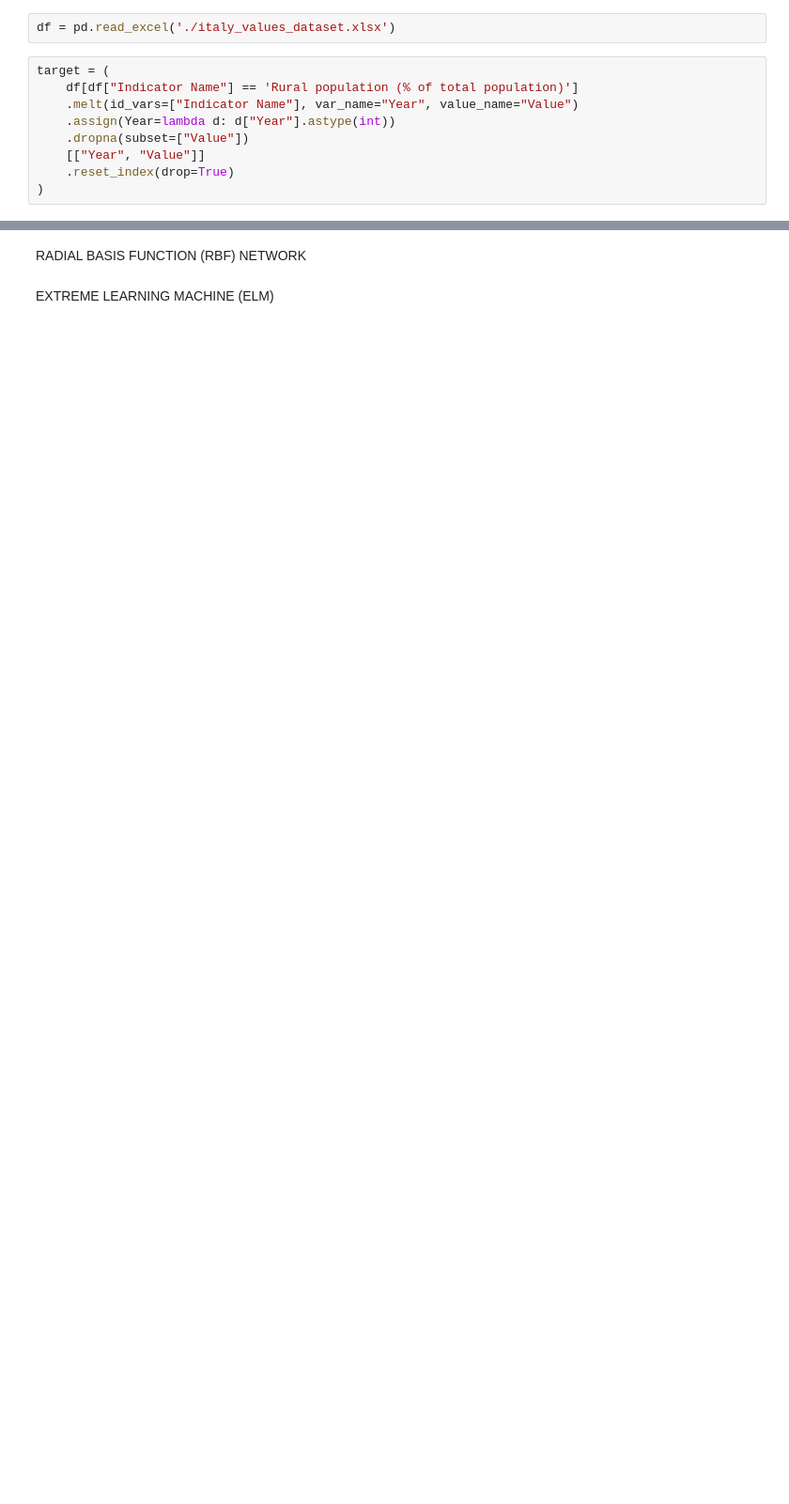
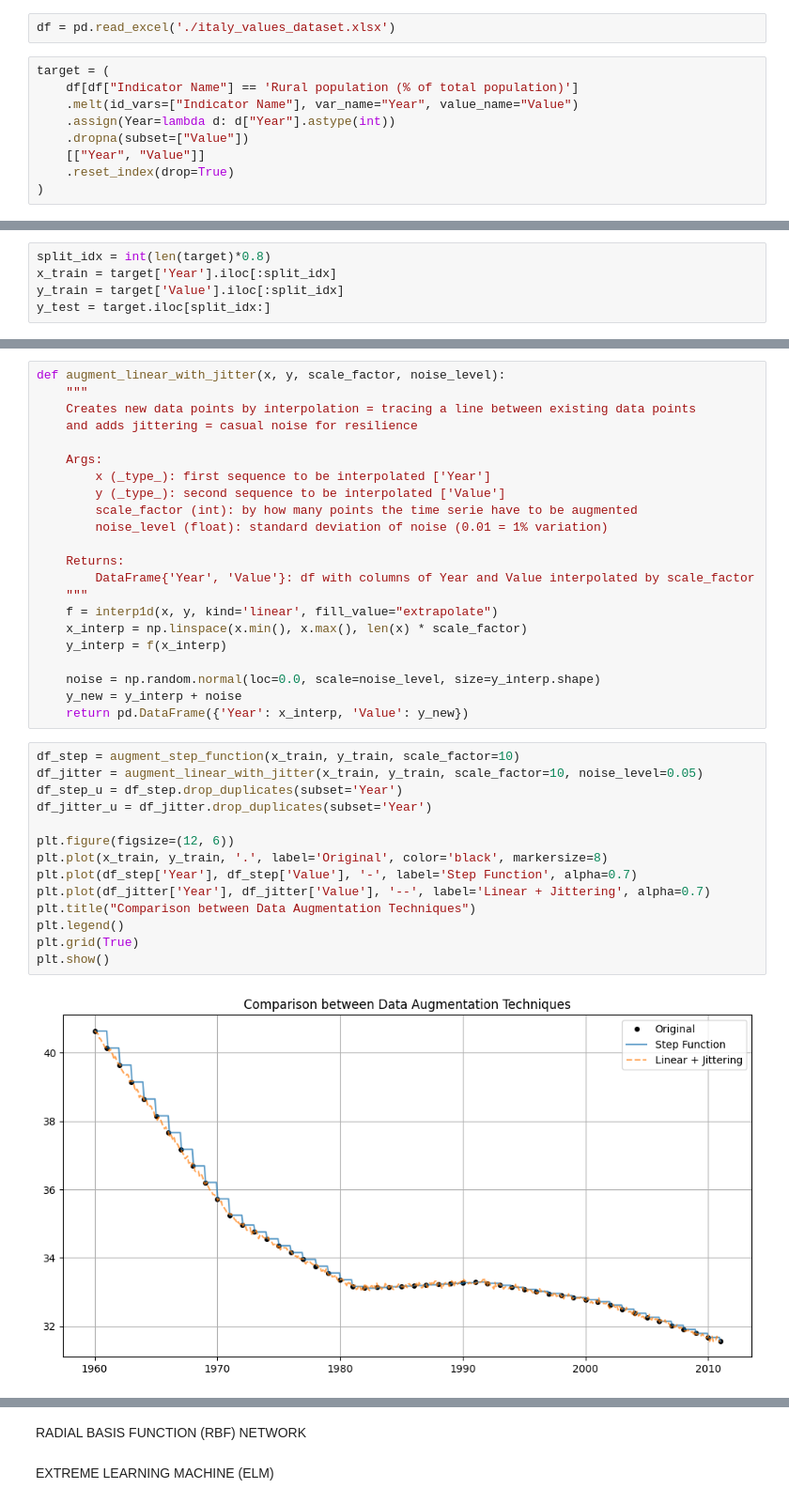
Before and after one commit to ginevraoldani/timeseries-forecasting-on-rural-development, a Jupyter notebook: shallow_nn.ipynb, the cells around one changed output, grey strips where cells are left out. Shown: that part at 94% size. Drawn from its saved outputs; the diff is of its cells as text; blank space fills up the shorter version.

```diff
--- a/shallow_nn.ipynb
+++ b/shallow_nn.ipynb
@@ -228,0 +69,5 @@ Predizione per l'anno prossimo (valore reale): 27.038909912109375
+# %%
+split_idx = int(len(target)*0.8)
+x_train = target['Year'].iloc[:split_idx]
+y_train = target['Value'].iloc[:split_idx]
+y_test = target.iloc[split_idx:]
@@ -228,0 +107,38 @@ Predizione per l'anno prossimo (valore reale): 27.038909912109375
+# %%
+def augment_linear_with_jitter(x, y, scale_factor, noise_level):
+    """
+    Creates new data points by interpolation = tracing a line between existing data points
+    and adds jittering = casual noise for resilience
+
+    Args:
+        x (_type_): first sequence to be interpolated ['Year']
+        y (_type_): second sequence to be interpolated ['Value']
+        scale_factor (int): by how many points the time serie have to be augmented
+        noise_level (float): standard deviation of noise (0.01 = 1% variation)
+
+    Returns:
+        DataFrame{'Year', 'Value'}: df with columns of Year and Value interpolated by scale_factor
+    """
+    f = interp1d(x, y, kind='linear', fill_value="extrapolate")
+    x_interp = np.linspace(x.min(), x.max(), len(x) * scale_factor)
+    y_interp = f(x_interp)
+
+    noise = np.random.normal(loc=0.0, scale=noise_level, size=y_interp.shape)
+    y_new = y_interp + noise
+    return pd.DataFrame({'Year': x_interp, 'Value': y_new})
+# %%
+df_step = augment_step_function(x_train, y_train, scale_factor=10)
+df_jitter = augment_linear_with_jitter(x_train, y_train, scale_factor=10, noise_level=0.05)
+df_step_u = df_step.drop_duplicates(subset='Year')
+df_jitter_u = df_jitter.drop_duplicates(subset='Year')
+
+plt.figure(figsize=(12, 6))
+plt.plot(x_train, y_train, '.', label='Original', color='black', markersize=8)
+plt.plot(df_step['Year'], df_step['Value'], '-', label='Step Function', alpha=0.7)
+plt.plot(df_jitter['Year'], df_jitter['Value'], '--', label='Linear + Jittering', alpha=0.7)
+plt.title("Comparison between Data Augmentation Techniques")
+plt.legend()
+plt.grid(True)
+plt.show()
+# %% [output]
+[figure, added]
```
Also changed, not shown: parts of 24 cells of this notebook, 1 other file.
